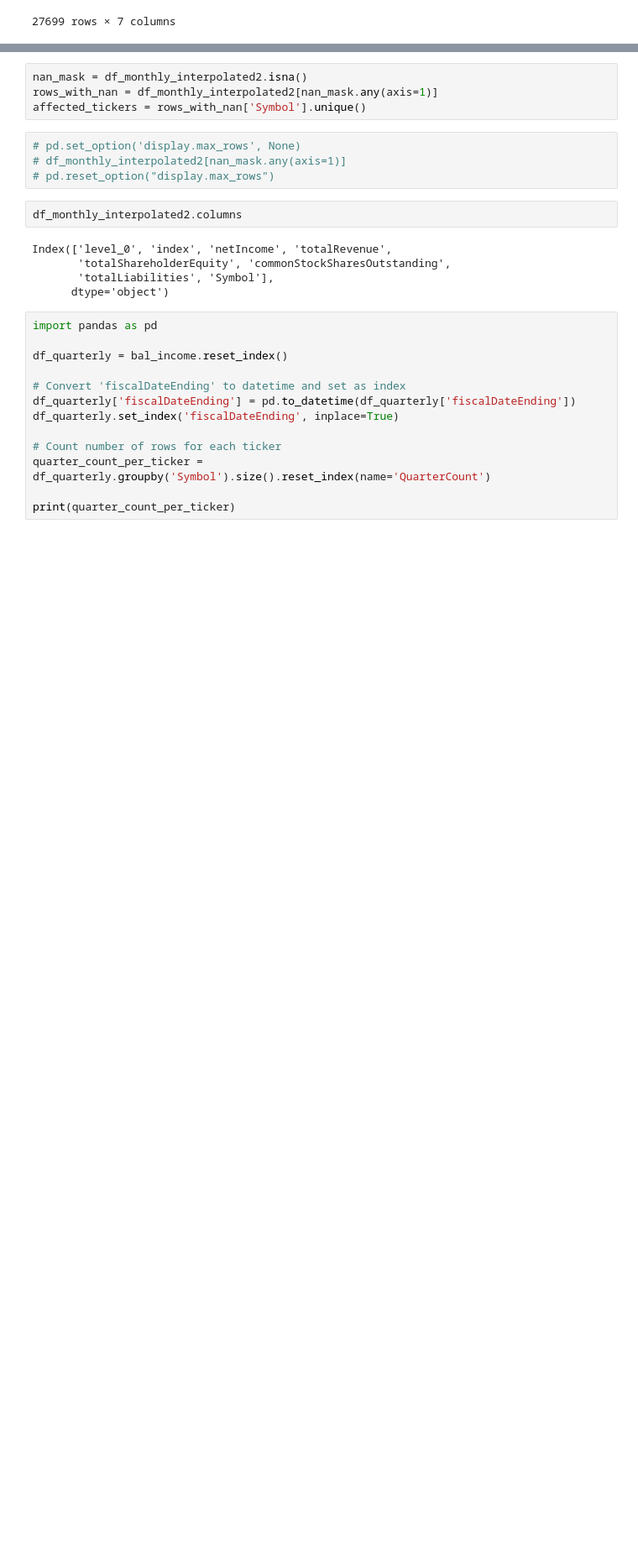
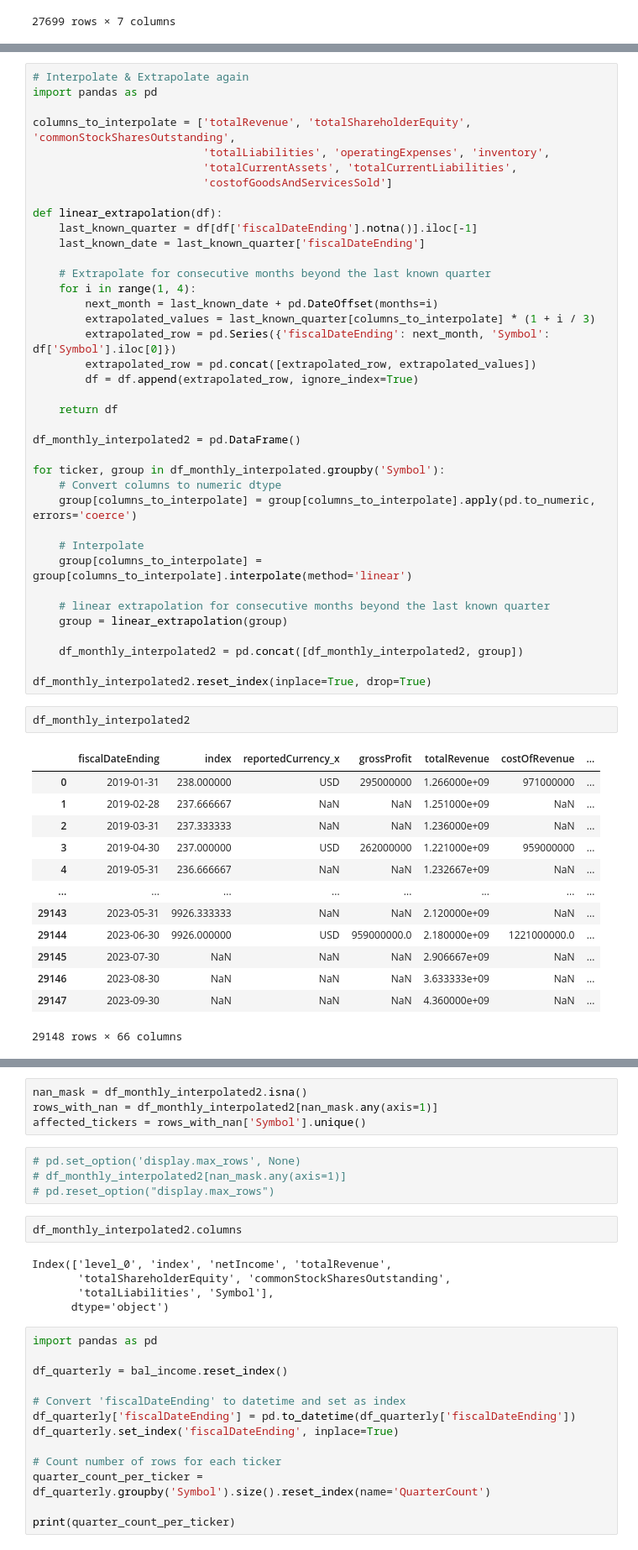
Before and after one commit to Noorasyikeen/InvestoInsight, a Jupyter notebook: notebooks/huiye-data.ipynb, the cells around one changed output, grey strips where cells are left out. Shown at 84% size. Drawn from its saved outputs; the diff is of its cells as text; blank space fills up the shorter version.

Commit message:
tested linear interpolation and extrapolation

```diff
--- a/notebooks/huiye-data.ipynb
+++ b/notebooks/huiye-data.ipynb
@@ -753,0 +820,54 @@ df_monthly_interpolated3.drop(columns='index')
+# %%
+# Interpolate & Extrapolate again
+import pandas as pd
+
+columns_to_interpolate = ['totalRevenue', 'totalShareholderEquity', 'commonStockSharesOutstanding',
+                          'totalLiabilities', 'operatingExpenses', 'inventory',
+                          'totalCurrentAssets', 'totalCurrentLiabilities',
+                          'costofGoodsAndServicesSold']
+
+def linear_extrapolation(df):
+    last_known_quarter = df[df['fiscalDateEnding'].notna()].iloc[-1]
+    last_known_date = last_known_quarter['fiscalDateEnding']
+
+    # Extrapolate for consecutive months beyond the last known quarter
+    for i in range(1, 4):
+        next_month = last_known_date + pd.DateOffset(months=i)
+        extrapolated_values = last_known_quarter[columns_to_interpolate] * (1 + i / 3)
+        extrapolated_row = pd.Series({'fiscalDateEnding': next_month, 'Symbol': df['Symbol'].iloc[0]})
+        extrapolated_row = pd.concat([extrapolated_row, extrapolated_values])
+        df = df.append(extrapolated_row, ignore_index=True)
+
+    return df
+
+df_monthly_interpolated2 = pd.DataFrame()
+
+for ticker, group in df_monthly_interpolated.groupby('Symbol'):
+    # Convert columns to numeric dtype
+    group[columns_to_interpolate] = group[columns_to_interpolate].apply(pd.to_numeric, errors='coerce')
+
+    # Interpolate
+    group[columns_to_interpolate] = group[columns_to_interpolate].interpolate(method='linear')
+
+    # linear extrapolation for consecutive months beyond the last known quarter
+    group = linear_extrapolation(group)
+
+    df_monthly_interpolated2 = pd.concat([df_monthly_interpolated2, group])
+
+df_monthly_interpolated2.reset_index(inplace=True, drop=True)
+# %%
+df_monthly_interpolated2
+# %% [output]
+|  | fiscalDateEnding | index | reportedCurrency_x | grossProfit | totalRevenue | costOfRevenue | ... |
+| 0 | 2019-01-31 | 238.000000 | USD | 295000000 | 1.266000e+09 | 971000000 | ... |
+| 1 | 2019-02-28 | 237.666667 | NaN | NaN | 1.251000e+09 | NaN | ... |
+| 2 | 2019-03-31 | 237.333333 | NaN | NaN | 1.236000e+09 | NaN | ... |
+| 3 | 2019-04-30 | 237.000000 | USD | 262000000 | 1.221000e+09 | 959000000 | ... |
+| 4 | 2019-05-31 | 236.666667 | NaN | NaN | 1.232667e+09 | NaN | ... |
+| ... | ... | ... | ... | ... | ... | ... | ... |
+| 29143 | 2023-05-31 | 9926.333333 | NaN | NaN | 2.120000e+09 | NaN | ... |
+| 29144 | 2023-06-30 | 9926.000000 | USD | 959000000.0 | 2.180000e+09 | 1221000000.0 | ... |
+| 29145 | 2023-07-30 | NaN | NaN | NaN | 2.906667e+09 | NaN | ... |
+| 29146 | 2023-08-30 | NaN | NaN | NaN | 3.633333e+09 | NaN | ... |
+| 29147 | 2023-09-30 | NaN | NaN | NaN | 4.360000e+09 | NaN | ... |
+29148 rows × 66 columns
```
Also changed, not shown: parts of 11 cells of this notebook.
